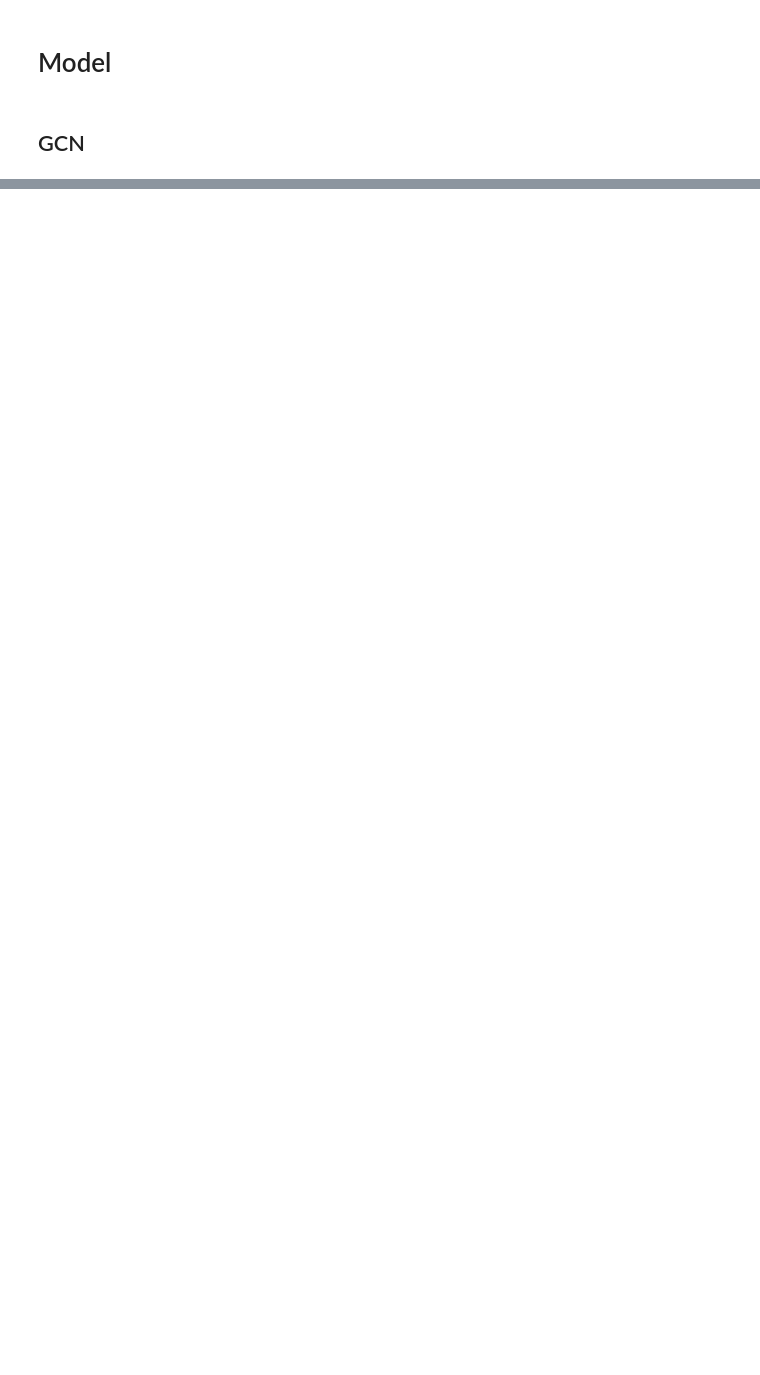
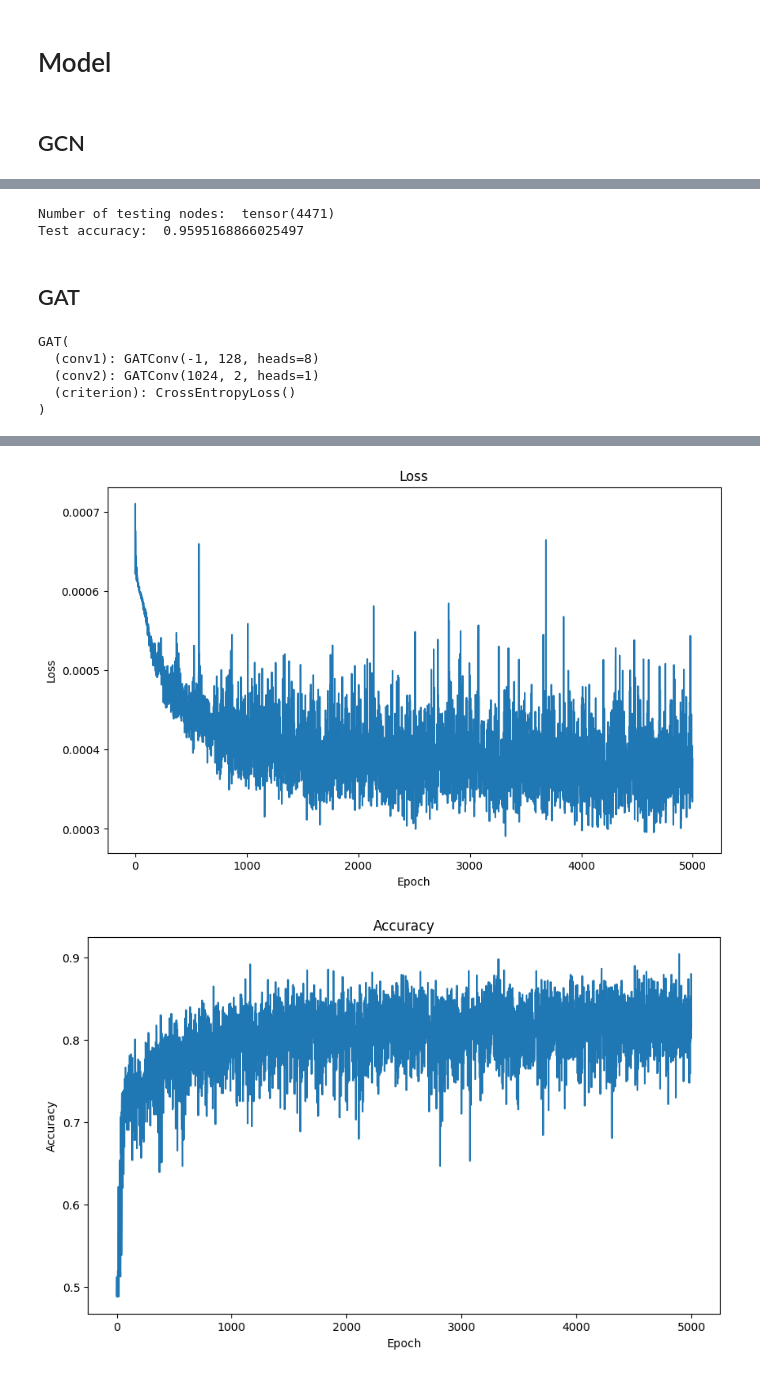
Before and after one commit to OmarAtyqy/VpaGCN, a Jupyter notebook: main.ipynb, the cells around one changed output, grey strips where cells are left out. Saved outputs shown, nothing was run; the diff lists cells and outputs as text; code cells hidden in the pictures; blank space fills up the shorter version.

```diff
--- a/main.ipynb
+++ b/main.ipynb
@@ -648,0 +522,11 @@ np.save("similarity.npy", similarity)
+# %%
+# test the model
+test_acc = model.test(data,
+                      test_mask
+)
+print("Test accuracy: ", test_acc)
+# %% [output]
+Number of testing nodes:  tensor(4471)
+Test accuracy:  0.9595168866025497
+# %% [markdown]
+## GAT
@@ -648,0 +612,44 @@ np.save("similarity.npy", similarity)
+# %%
+# create the model
+model_GAT = GAT(
+    hidden_channels=128,
+    lr=0.001,
+    weight_decay=5e-6
+)
+print(model_GAT)
+# %% [output]
+GAT(
+  (conv1): GATConv(-1, 128, heads=8)
+  (conv2): GATConv(1024, 2, heads=1)
+  (criterion): CrossEntropyLoss()
+)
+# %%
+# train the model
+history_GAT = model_GAT.fit(data,
+    train_mask,
+    epochs=5000,
+    stop_acc=None
+)
+# %%
+# get the loss and accuracy
+loss = [i[0].cpu().detach().numpy() for i in history_GAT]
+acc = [i[1] for i in history_GAT]
+
+print("Max accuracy: ", max(acc))
+print("Min loss: ", min(loss))
+
+# plot and show the loss and accuracy without saving
+plt.figure(figsize=(10, 6))
+plt.plot(loss)
+plt.title("Loss")
+plt.xlabel("Epoch")
+plt.ylabel("Loss")
+plt.show()
+
+plt.figure(figsize=(10, 6))
+plt.plot(acc)
+plt.title("Accuracy")
+plt.xlabel("Epoch")
+plt.ylabel("Accuracy")
+plt.show()
+# %% [output]
@@ -648,0 +658,2 @@ np.save("similarity.npy", similarity)
+[figure, added]
+[figure, added]
```
Also changed, not shown: parts of 29 cells of this notebook.
